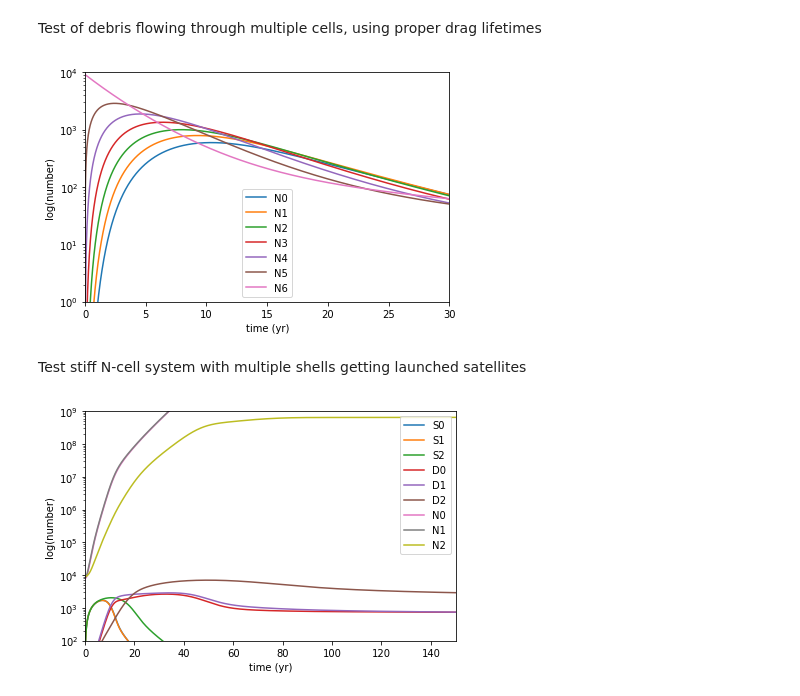
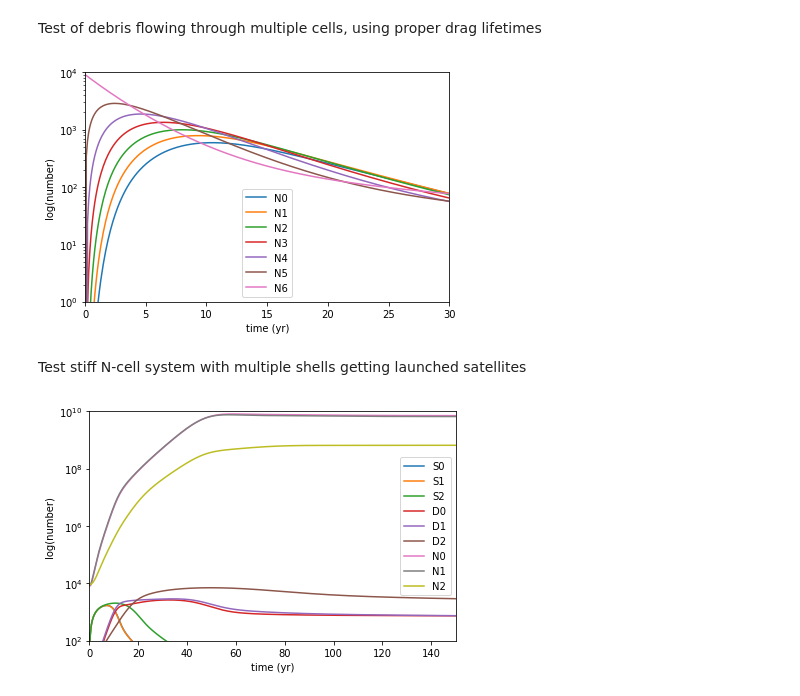
Before and after one commit to JustinLaw-D/debris-simulations, a Jupyter notebook: NCell_sims2.ipynb, the cells around one changed output. Cells and saved outputs as stored; diff of their text form; code cells hidden in the pictures.

```diff
--- a/NCell_sims2.ipynb
+++ b/NCell_sims2.ipynb
@@ -110,7 +110,7 @@ def drag_lifetime_loc(hmax, hmin, a_over_m):
     return drag_lifetime(hmax, hmin, 0, 0, a_over_m=a_over_m, dt=100/(60*60*24*365.25), maxdt=0.1)
 atmosphere = NCell(S_i, D_i, N_i, alts, dhs, lam, drag_lifetime_loc)
 # %%
-atmosphere.run_sim_precor(T, upper=False, dt=0.001)
+atmosphere.run_sim_precor(T, upper=False, dt=0.1)
 t = atmosphere.get_t()
 N = atmosphere.get_N()
 # %%
@@ -129,7 +129,7 @@ ax1.legend()
 fig.tight_layout()  # otherwise the right y-label is slightly clipped
 plt.show()
 # %% [output]
-[figure, old version]
+[figure, new version]
 # %% [markdown]
 Test stiff N-cell system with multiple shells getting launched satellites
 # %%
@@ -164,24 +164,24 @@ N0, N1, N2 = atmosphere.get_N()[0], atmosphere.get_N()[3], atmosphere.get_N()[-1
 # %%
 import matplotlib.pyplot as plt
 
 fig, ax1 = plt.subplots()
 ax1.set_xlabel('time (yr)')
 ax1.set_ylabel('log(number)')
 ax1.set_yscale('log')
 ax1.plot(t, S0, label='S0')
 ax1.plot(t, S1, label='S1')
 ax1.plot(t, S2, label='S2')
 ax1.plot(t, D0, label='D0')
 ax1.plot(t, D1, label='D1')
 ax1.plot(t, D2, label='D2')
 ax1.plot(t, N0, label='N0')
 ax1.plot(t, N1, label='N1')
 ax1.plot(t, N2, label='N2')
-ax1.set_ylim(100, 1e9)
+ax1.set_ylim(100, 1e10)
 ax1.set_xlim(0,T)
 ax1.legend()
 
 fig.tight_layout()  # otherwise the right y-label is slightly clipped
 plt.show()
 # %% [output]
-[figure, old version]
+[figure, new version]
```
Also changed, not shown: parts of 1 cell of this notebook, 2 other files.
